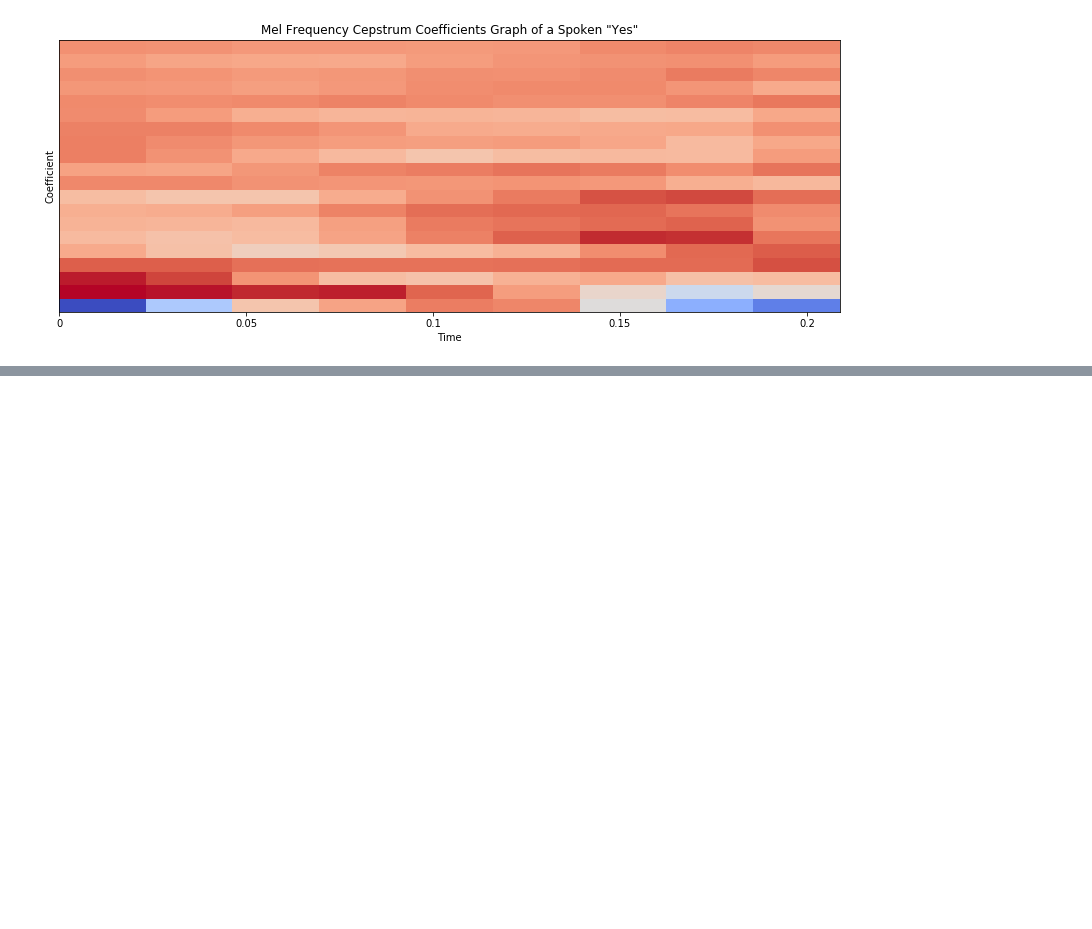
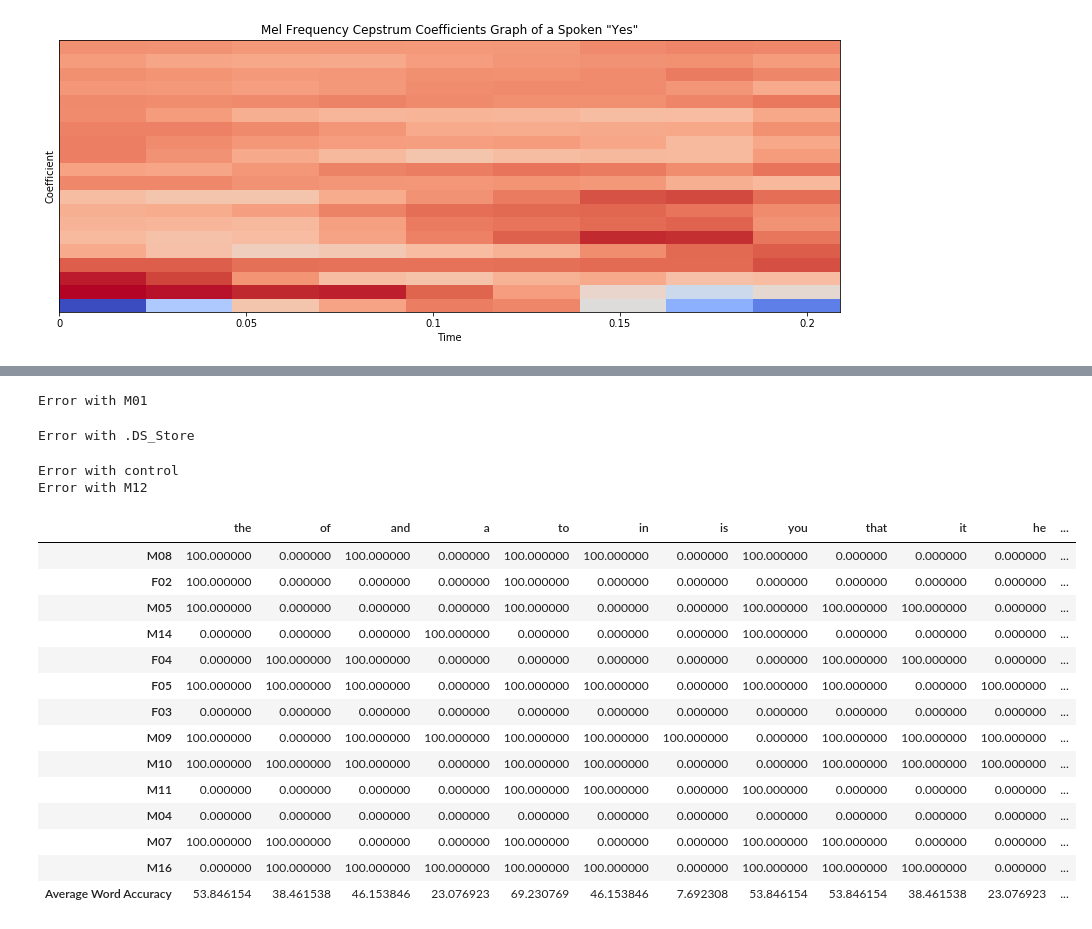
Before and after one commit to MihirMishra23/MihirALSProject, a Jupyter notebook: V4 ALS Program.ipynb, the cells around one changed output, grey strips where cells are left out. Drawn from its saved outputs; the diff is of its cells as text; code cells hidden in the pictures; blank space fills up the shorter version.

```diff
--- a/V4 ALS Program.ipynb
+++ b/V4 ALS Program.ipynb
@@ -171,10 +172,62 @@ for i in range(1, 101):
-# %%
-#runs get_accuracy_of_person for each dysarthric speaker in the database
-person_accuracy = {}
-for person in os.listdir("UASpeech/audio/"):
-    #try:
-    person_accuracy[person] = get_accuracy_of_person(person)
-    print(person_accuracy[person])
-    #except:
-    #    print(f"Error with {person}")
-print(person_accuracy)
+# %%
+#runs get_accuracy_of_person for each dysarthric speaker in the database
+word_dict = read_wordlist()
+diagnostic_matrix = np.zeros((0,100))
+dfrows = []
+for person in os.listdir("UASpeech/audio/"):
+    try:
+        diagnostic_lst = []
+        for w in range(1, 101):
+            first_word_filename = f"UASpeech/audio/{person}/{person}_B2_CW{w}_M3.wav"
+            if not Path(first_word_filename).is_file():
+                first_word_filename = f"UASpeech/audio/"+person+"/"+person+"_B2_CW"+str(w)+"_M4.wav"
+            word = get_word_from_filename(first_word_filename, word_dict)
+            min_difs = None
+            min_file = ""
+            amplitude1, sr1 = process_audio(first_word_filename)
+            mfcc1 = librosa.feature.mfcc(amplitude1, sr=sr1)
+
+            #test accuracy for a single word by comparing it to 100 other audio files
+
+            for wordnum in range(1, 101):
+                for i in [1, 3]:
+                    min_difs, min_file = compare(person, i, "CW"+str(wordnum), first_word_filename, min_difs, min_file, amplitude1, sr1, mfcc1)
+            diagnostic_lst.append((get_word_from_filename(min_file, word_dict) == word)*100)
+            #print(diagnostic_lst)
+        dfrows.append(person)
+        diagnostic_matrix = np.row_stack((diagnostic_matrix, np.array(diagnostic_lst)))
+    except:
+        print(f"Error with {person}")
+
+#diagnostic_matrix = diagnostic_matrix
+#print(diagnostic_matrix)
+diagnostic_matrix = np.column_stack((diagnostic_matrix, np.average(diagnostic_matrix, axis=1)))
+#print(test)
+diagnostic_matrix = np.row_stack((diagnostic_matrix, np.average(diagnostic_matrix, axis=0)))
+#print(test)
+dfcols = [word_dict[f"CW{i}"] for i in range(1,101)]
+dfcols.append("Average Person Accuracy")
+dfrows.append("Average Word Accuracy")
+df = pd.DataFrame(data=diagnostic_matrix, columns=dfcols, index=dfrows)
+pd.set_option("display.max_rows", None, "display.max_columns", None)
+df
+# %% [output]
+Error with M01
+Error with .DS_Store
+Error with control
+Error with M12
+|  | the | of | and | a | to | in | is | you | that | it | he | ... |
+| M08 | 100.000000 | 0.000000 | 100.000000 | 0.000000 | 100.000000 | 100.000000 | 0.000000 | 100.000000 | 0.000000 | 0.000000 | 0.000000 | ... |
+| F02 | 100.000000 | 0.000000 | 0.000000 | 0.000000 | 100.000000 | 0.000000 | 0.000000 | 0.000000 | 0.000000 | 0.000000 | 0.000000 | ... |
+| M05 | 100.000000 | 0.000000 | 0.000000 | 0.000000 | 100.000000 | 0.000000 | 0.000000 | 100.000000 | 100.000000 | 100.000000 | 0.000000 | ... |
+| M14 | 0.000000 | 0.000000 | 0.000000 | 100.000000 | 0.000000 | 0.000000 | 0.000000 | 100.000000 | 0.000000 | 0.000000 | 0.000000 | ... |
+| F04 | 0.000000 | 100.000000 | 100.000000 | 0.000000 | 0.000000 | 0.000000 | 0.000000 | 0.000000 | 100.000000 | 100.000000 | 0.000000 | ... |
+| F05 | 100.000000 | 100.000000 | 100.000000 | 0.000000 | 100.000000 | 100.000000 | 0.000000 | 100.000000 | 100.000000 | 0.000000 | 100.000000 | ... |
+| F03 | 0.000000 | 0.000000 | 0.000000 | 0.000000 | 0.000000 | 0.000000 | 0.000000 | 0.000000 | 0.000000 | 0.000000 | 0.000000 | ... |
+| M09 | 100.000000 | 0.000000 | 100.000000 | 100.000000 | 100.000000 | 100.000000 | 100.000000 | 0.000000 | 100.000000 | 100.000000 | 100.000000 | ... |
+| M10 | 100.000000 | 100.000000 | 100.000000 | 0.000000 | 100.000000 | 100.000000 | 0.000000 | 0.000000 | 100.000000 | 100.000000 | 100.000000 | ... |
+| M11 | 0.000000 | 0.000000 | 0.000000 | 0.000000 | 100.000000 | 100.000000 | 0.000000 | 100.000000 | 0.000000 | 0.000000 | 0.000000 | ... |
+| M04 | 0.000000 | 0.000000 | 0.000000 | 0.000000 | 0.000000 | 0.000000 | 0.000000 | 0.000000 | 0.000000 | 0.000000 | 0.000000 | ... |
+| M07 | 100.000000 | 100.000000 | 0.000000 | 0.000000 | 100.000000 | 0.000000 | 0.000000 | 100.000000 | 100.000000 | 0.000000 | 0.000000 | ... |
+| M16 | 0.000000 | 100.000000 | 100.000000 | 100.000000 | 100.000000 | 100.000000 | 0.000000 | 100.000000 | 100.000000 | 100.000000 | 0.000000 | ... |
+| Average Word Accuracy | 53.846154 | 38.461538 | 46.153846 | 23.076923 | 69.230769 | 46.153846 | 7.692308 | 53.846154 | 53.846154 | 38.461538 | 23.076923 | ... |
```
Also changed, not shown: parts of 3 cells of this notebook.
